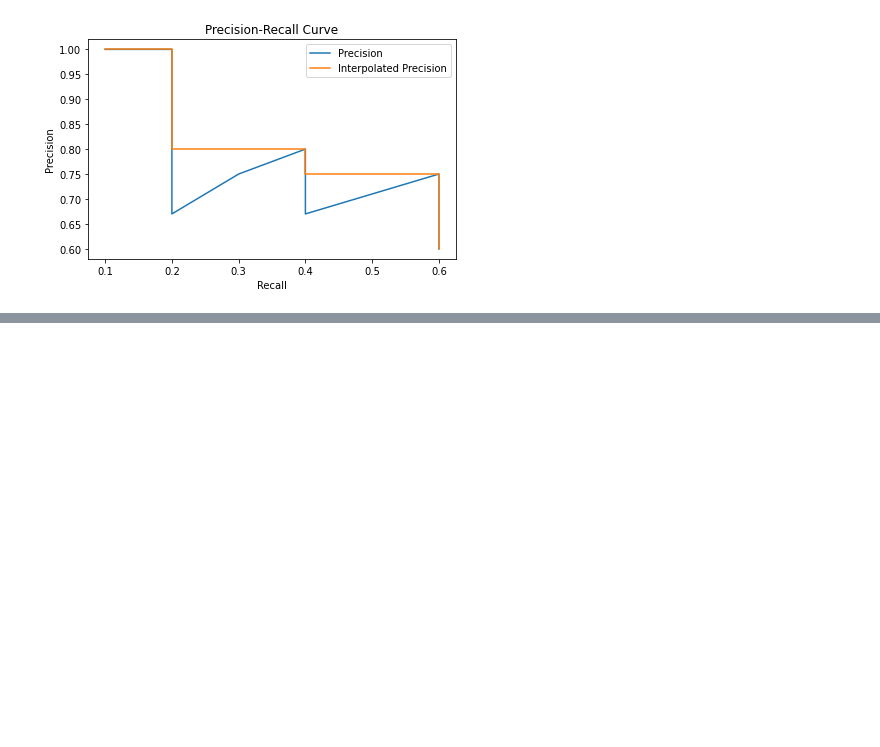
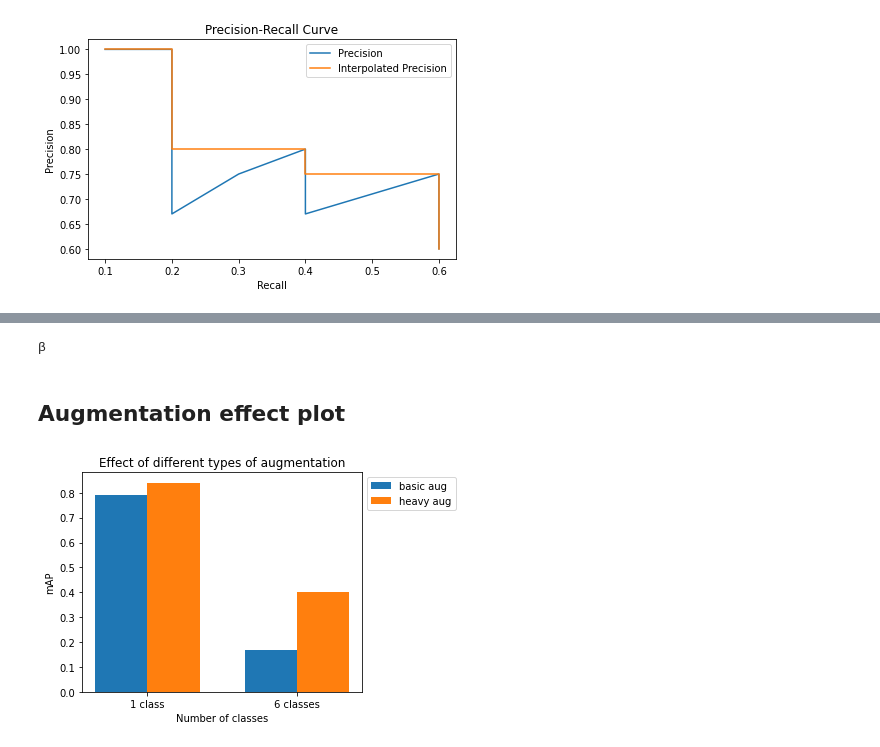
Before and after one commit to saurabh-2905/YOLOv3-UDA, a Jupyter notebook: Visualization tool.ipynb, the cells around one changed output, grey strips where cells are left out. Drawn from its saved outputs; the diff is of its cells as text; code cells hidden in the pictures; blank space fills up the shorter version.

```diff
--- a/Visualization tool.ipynb
+++ b/Visualization tool.ipynb
@@ -1000,0 +1128,39 @@ plt.tight_layout()
+# %%
+print('\u03B2')
+# %% [output]
+β
+# %% [markdown]
+## Augmentation effect plot
+# %%
+import numpy as np
+
+labels = ['1 class', '6 classes']
+
+beta_1 = [0.79, 0.17]     ###0.01
+beta_2 = [0.84, 0.4]    ###0.005
+
+x = np.arange(len(labels))  # the label locations
+width = 0.35  # the width of the bars
+
+fig, ax = plt.subplots()
+rects1 = ax.bar(x - width/2, beta_1, width, label='basic aug')
+rects2 = ax.bar(x + width/2, beta_2, width, label='heavy aug')
+# base_line = ax.axhline(0.8, color='r', ls='--' )
+# base_line.set_label('Optimal-performance')
+# base_text = ax.annotate('Baseline',)
+
+# Add some text for labels, title and custom x-axis tick labels, etc.
+ax.set_ylabel('mAP')
+ax.set_xlabel('Number of classes')
+ax.set_title('Effect of different types of augmentation')
+ax.set_xticks(x)
+ax.set_xticklabels(labels)
+ax.legend(bbox_to_anchor=(1.0,1.0), loc= 'upper left')
+
+fig.tight_layout()
+out_name = 'plots/'+'barplot'+'_''aug_exp'
+if not os.path.exists(out_name+'.pdf'):
+    plt.savefig(out_name+'.pdf', dpi=300, orientation='landscape', format='pdf',  bbox_inches='tight')
+plt.show()
+# %% [output]
+[figure, added]
```
Also changed, not shown: parts of 11 cells of this notebook, 1 other file.
